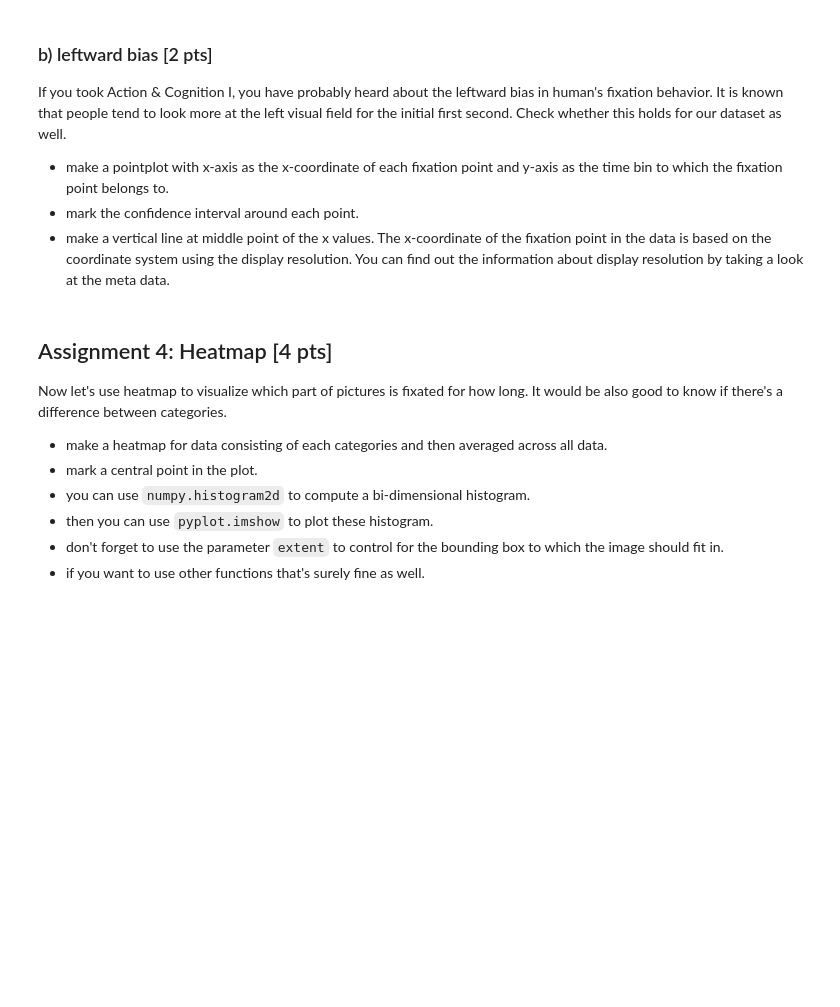
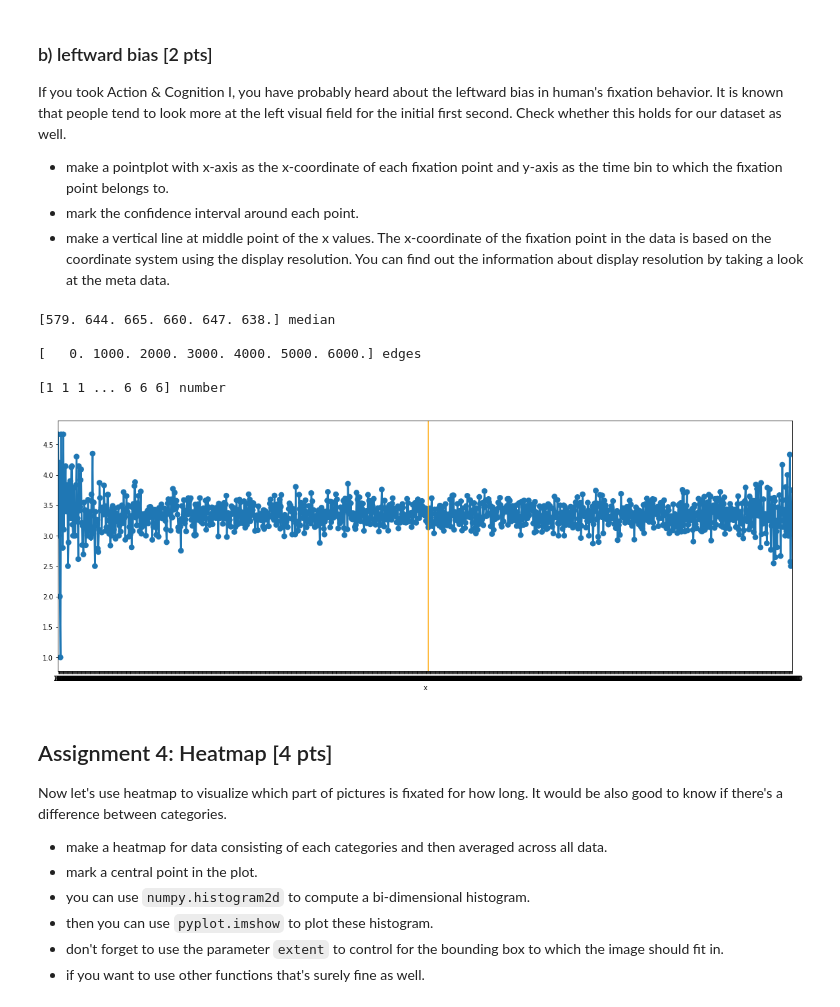
Before and after one commit to NBP-ACC/week-7-acc10, a Jupyter notebook: Sheet05.ipynb, the cells around one changed output. Cells and saved outputs as stored; diff of their text form; code cells hidden in the pictures; blank space fills up the shorter version.

```diff
--- a/Sheet05.ipynb
+++ b/Sheet05.ipynb
@@ -273,3 +293,38 @@ If you took Action & Cognition I, you have probably heard about the leftward bia
+# %%
+#digitized_x = np.digitize(x=, bins=bins)
+#print(digitized_x)
+
+#print(df.head())
+#time_bin = [df[digitized == i]['x'] for i in range(1, len(bins))]
+
+bin_median, bin_edges, binnumber = stats.binned_statistic(df['start'], df['x'], statistic='median', bins=bins)
+
+print(bin_median, 'median')
+print()
+print(bin_edges, 'edges')
+print()
+print(binnumber, 'number')
+
+#print(digitized)
+#print(time_bin)
+#liste = []
+#for i in time_bin:
+    #print(i)
+ #   liste.append(time_bin['x'])
+
+#print(liste)
+
+fix, ax = plt.subplots(ncols=1, figsize=(20, 7))
+sns.pointplot(x=df['x'], y=binnumber, xlabel='x coordinates', ylabel='bins', ci=0.2, ax=ax)
+ax.axvline(np.median(bin_median), color='orange')
+plt.show()
+# %% [output]
+[579. 644. 665. 660. 647. 638.] median
+
+[   0. 1000. 2000. 3000. 4000. 5000. 6000.] edges
+
+[1 1 1 ... 6 6 6] number
+[figure, added]
 # %% [markdown]
 ## Assignment 4: Heatmap [4 pts]
 Now let's use heatmap to visualize which part of pictures is fixated for how long. It would be also good to know if there's a difference between categories.
```
Also changed, not shown: parts of 14 cells of this notebook.
